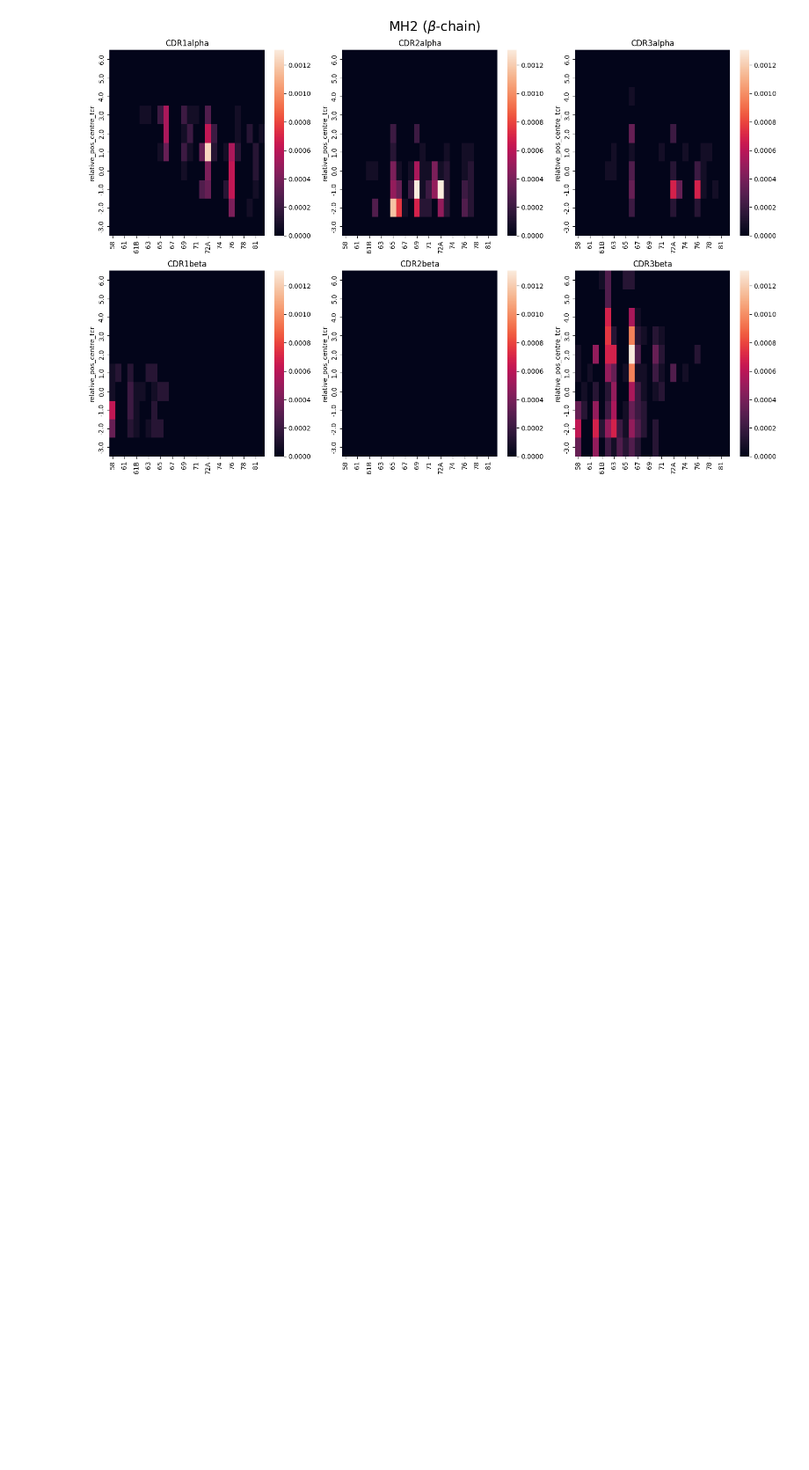
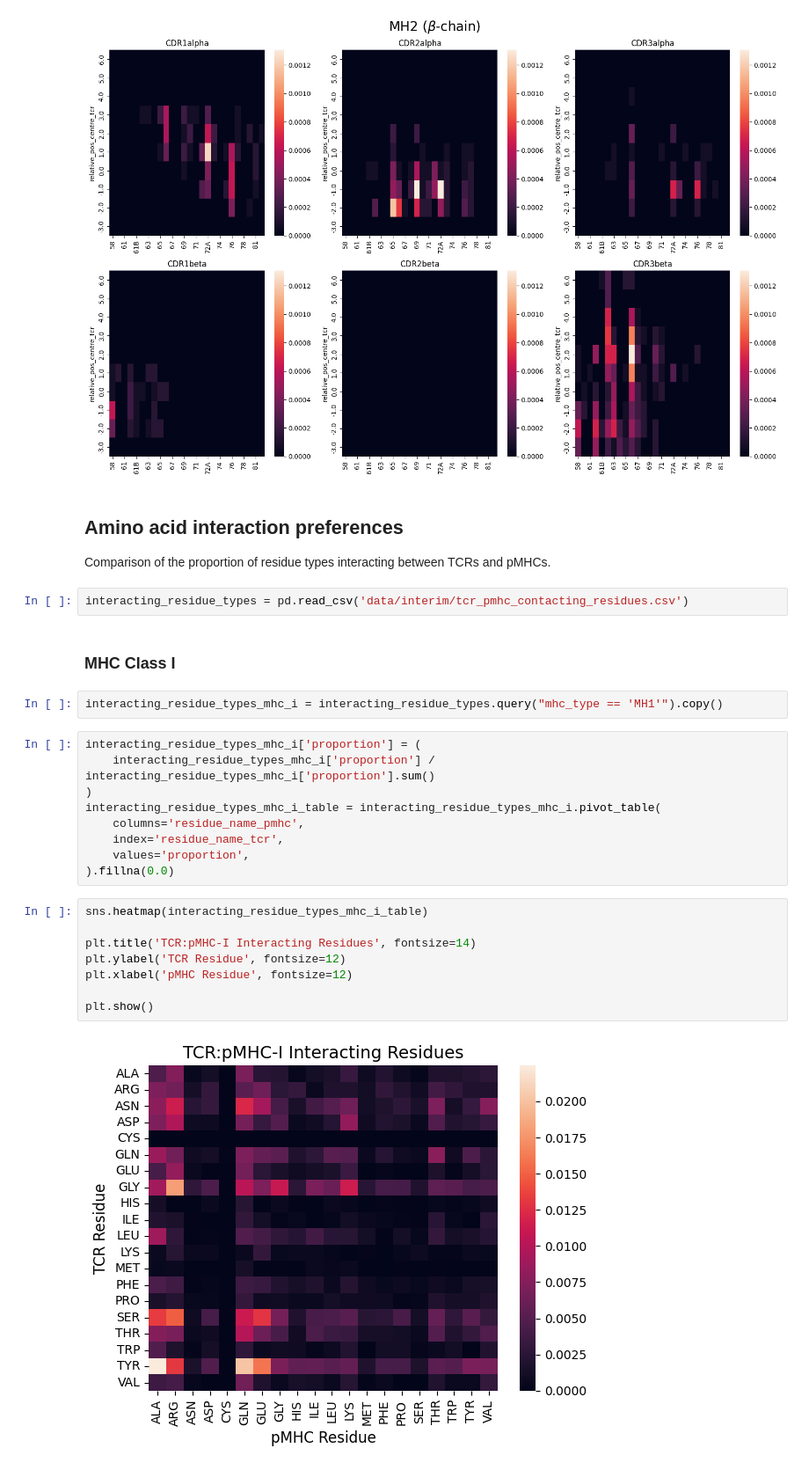
Before and after one commit to benjiemc/tcr-antigen-prediction, a Jupyter notebook: notebooks/visualise_tcr_pmhc_contact_maps.ipynb, the cells around one changed output. Shown at 88% size. Drawn from its saved outputs; the diff is of its cells as text; blank space fills up the shorter version.

Commit message:
Add ability to look at residue identities in interactions

```diff
--- a/notebooks/visualise_tcr_pmhc_contact_maps.ipynb
+++ b/notebooks/visualise_tcr_pmhc_contact_maps.ipynb
@@ -675,3 +675,32 @@ for i, chain_type in enumerate(('alpha', 'beta')):
 plt.tight_layout()
 # %% [output]
 [figure]
+# %% [markdown]
+## Amino acid interaction preferences
+
+Comparison of the proportion of residue types interacting between TCRs and pMHCs.
+# %%
+interacting_residue_types = pd.read_csv('data/interim/tcr_pmhc_contacting_residues.csv')
+# %% [markdown]
+### MHC Class I
+# %%
+interacting_residue_types_mhc_i = interacting_residue_types.query("mhc_type == 'MH1'").copy()
+# %%
+interacting_residue_types_mhc_i['proportion'] = (
+    interacting_residue_types_mhc_i['proportion'] / interacting_residue_types_mhc_i['proportion'].sum()
+)
+interacting_residue_types_mhc_i_table = interacting_residue_types_mhc_i.pivot_table(
+    columns='residue_name_pmhc',
+    index='residue_name_tcr',
+    values='proportion',
+).fillna(0.0)
+# %%
+sns.heatmap(interacting_residue_types_mhc_i_table)
+
+plt.title('TCR:pMHC-I Interacting Residues', fontsize=14)
+plt.ylabel('TCR Residue', fontsize=12)
+plt.xlabel('pMHC Residue', fontsize=12)
+
+plt.show()
+# %% [output]
+[figure, added]
```
Also changed, not shown: parts of 8 cells of this notebook, 5 other files.
